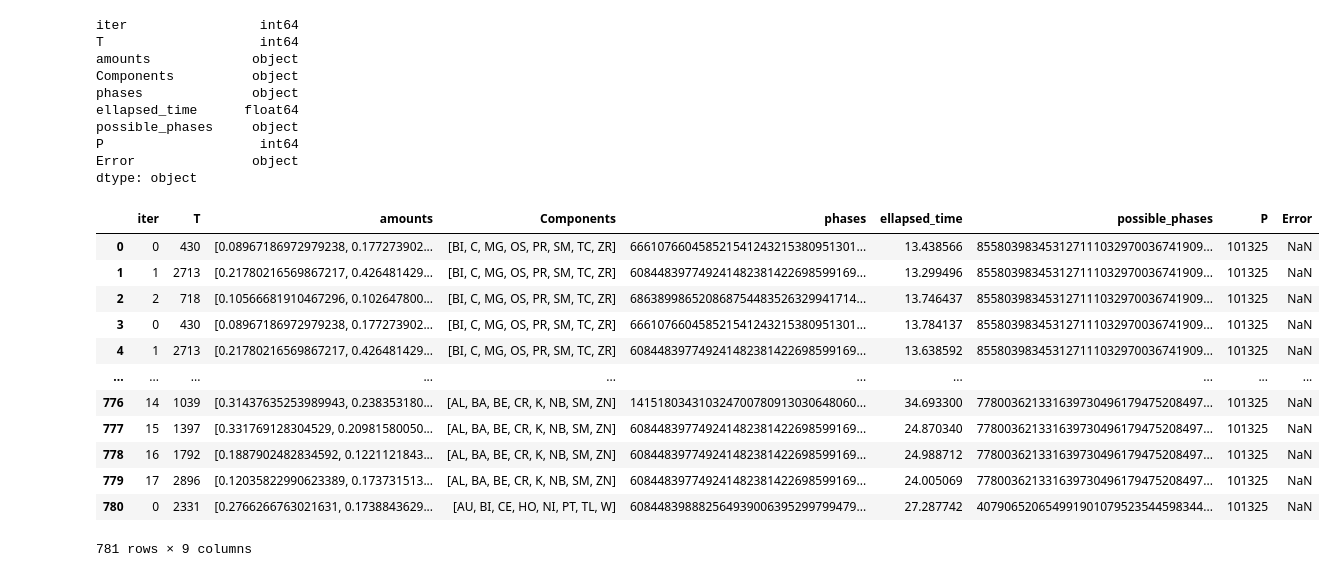
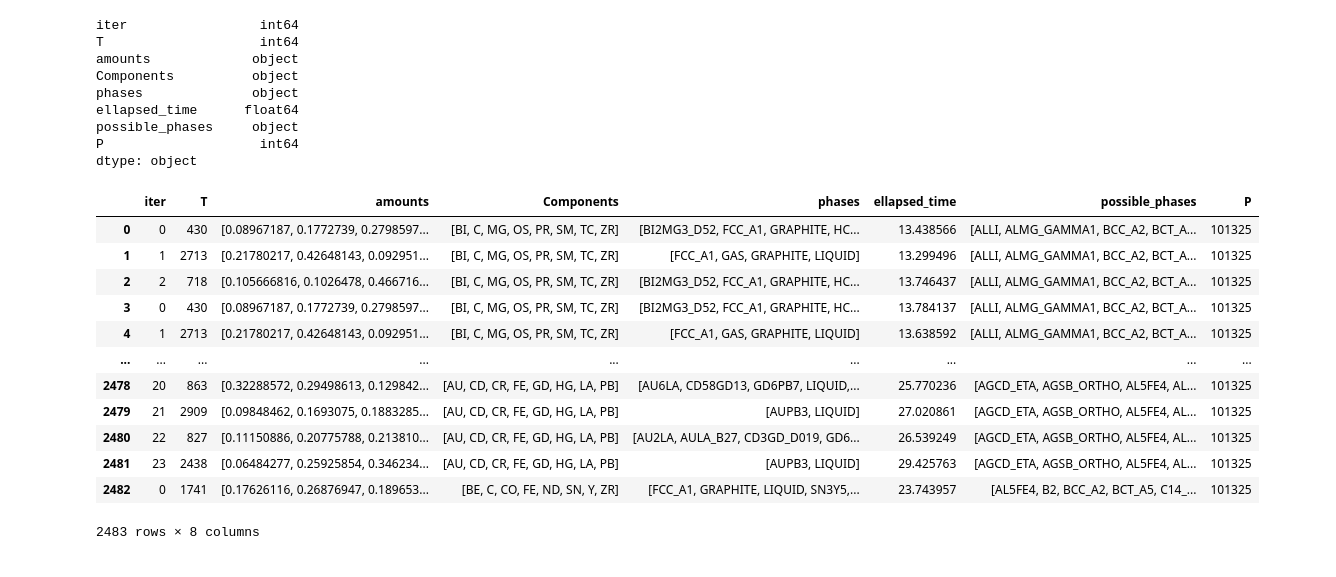
Before and after one commit to 1dimadim1/PhaseCompositionPrediction, a Jupyter notebook: reader.ipynb, the cells around one changed output. Saved outputs shown, nothing was run; the diff lists cells and outputs as text; code cells hidden in the pictures.

Commit message:
refactor: add function parser in reader

```diff
--- a/reader.ipynb
+++ b/reader.ipynb
@@ -27,7 +27,7 @@ all_phases.sort()
 all_components.sort()
 # %%
 def getPhases(int_mask, all_phases=all_phases):
-    return [all_phases[i] for i in range(len(all_phases)) if (int_mask & (1 << i)) > 0]
+    return [all_phases[i] for i in range(len(all_phases)) if (int(int_mask) & (1 << i)) > 0]
 
 def phasesToMask(phases, all_phases=all_phases):
     phases.sort()
@@ -46,38 +46,42 @@ def compToMask(components, all_components=all_components):
 
 def getComponents(int_mask, all_components=all_components):
     return [all_components[i] for i in range(len(all_components)) if (int_mask & (1 << i)) > 0]
+
+def parseArray(amounts_str):
+    amounts = amounts_str.replace('[', '').replace(']', '')
+    return np.array(amounts.split(','), dtype=np.float32)
 # %%
 import pandas as pd
 
-df = pd.read_csv('DataSets\equilibrium_result.csv',delimiter = ';')
-# TODO: Parse phases
-# TODO: Parse amounts
-# TODO: get list of functions for phases
+df = pd.read_csv('DataSets/equilibrium_result.csv',delimiter = ';')
+df = df[df['Error'].isna()].reset_index(drop=True)
+df = df.drop(['Error'], axis =1)
 df['Components'] = df['Components'].apply(getComponents)
-# df['phases'] = df['phases'].astype('long')
+df['phases'] = df['phases'].apply(getPhases)
+df['possible_phases'] = df['possible_phases'].apply(getPhases)
+df['amounts'] = df['amounts'].apply(parseArray)
 print(df.dtypes)
 df
 # %% [output]
 iter                 int64
 T                    int64
 amounts             object
 Components          object
 phases              object
 ellapsed_time      float64
 possible_phases     object
 P                    int64
-Error               object
 dtype: object
-|  | iter | T | amounts | Components | phases | ellapsed_time | possible_phases | P | Error |
-| 0 | 0 | 430 | [0.08967186972979238, 0.177273902... | [BI, C, MG, OS, PR, SM, TC, ZR] | 666107660458521541243215380951301... | 13.438566 | 855803983453127111032970036741909... | 101325 | NaN |
-| 1 | 1 | 2713 | [0.21780216569867217, 0.426481429... | [BI, C, MG, OS, PR, SM, TC, ZR] | 608448397749241482381422698599169... | 13.299496 | 855803983453127111032970036741909... | 101325 | NaN |
-| 2 | 2 | 718 | [0.10566681910467296, 0.102647800... | [BI, C, MG, OS, PR, SM, TC, ZR] | 686389986520868754483526329941714... | 13.746437 | 855803983453127111032970036741909... | 101325 | NaN |
-| 3 | 0 | 430 | [0.08967186972979238, 0.177273902... | [BI, C, MG, OS, PR, SM, TC, ZR] | 666107660458521541243215380951301... | 13.784137 | 855803983453127111032970036741909... | 101325 | NaN |
-| 4 | 1 | 2713 | [0.21780216569867217, 0.426481429... | [BI, C, MG, OS, PR, SM, TC, ZR] | 608448397749241482381422698599169... | 13.638592 | 855803983453127111032970036741909... | 101325 | NaN |
-| ... | ... | ... | ... | ... | ... | ... | ... | ... | ... |
-| 776 | 14 | 1039 | [0.31437635253989943, 0.238353180... | [AL, BA, BE, CR, K, NB, SM, ZN] | 141518034310324700780913030648060... | 34.693300 | 778003621331639730496179475208497... | 101325 | NaN |
-| 777 | 15 | 1397 | [0.331769128304529, 0.20981580050... | [AL, BA, BE, CR, K, NB, SM, ZN] | 608448397749241482381422698599169... | 24.870340 | 778003621331639730496179475208497... | 101325 | NaN |
-| 778 | 16 | 1792 | [0.1887902482834592, 0.1221121843... | [AL, BA, BE, CR, K, NB, SM, ZN] | 608448397749241482381422698599169... | 24.988712 | 778003621331639730496179475208497... | 101325 | NaN |
-| 779 | 17 | 2896 | [0.12035822990623389, 0.173731513... | [AL, BA, BE, CR, K, NB, SM, ZN] | 608448397749241482381422698599169... | 24.005069 | 778003621331639730496179475208497... | 101325 | NaN |
-| 780 | 0 | 2331 | [0.2766266763021631, 0.1738843629... | [AU, BI, CE, HO, NI, PT, TL, W] | 608448398882564939006395299799479... | 27.287742 | 407906520654991901079523544598344... | 101325 | NaN |
+|  | iter | T | amounts | Components | phases | ellapsed_time | possible_phases | P |
+| 0 | 0 | 430 | [0.08967187, 0.1772739, 0.2798597... | [BI, C, MG, OS, PR, SM, TC, ZR] | [BI2MG3_D52, FCC_A1, GRAPHITE, HC... | 13.438566 | [ALLI, ALMG_GAMMA1, BCC_A2, BCT_A... | 101325 |
+| 1 | 1 | 2713 | [0.21780217, 0.42648143, 0.092951... | [BI, C, MG, OS, PR, SM, TC, ZR] | [FCC_A1, GAS, GRAPHITE, LIQUID] | 13.299496 | [ALLI, ALMG_GAMMA1, BCC_A2, BCT_A... | 101325 |
+| 2 | 2 | 718 | [0.105666816, 0.1026478, 0.466716... | [BI, C, MG, OS, PR, SM, TC, ZR] | [BI2MG3_D52, FCC_A1, GRAPHITE, HC... | 13.746437 | [ALLI, ALMG_GAMMA1, BCC_A2, BCT_A... | 101325 |
+| 3 | 0 | 430 | [0.08967187, 0.1772739, 0.2798597... | [BI, C, MG, OS, PR, SM, TC, ZR] | [BI2MG3_D52, FCC_A1, GRAPHITE, HC... | 13.784137 | [ALLI, ALMG_GAMMA1, BCC_A2, BCT_A... | 101325 |
+| 4 | 1 | 2713 | [0.21780217, 0.42648143, 0.092951... | [BI, C, MG, OS, PR, SM, TC, ZR] | [FCC_A1, GAS, GRAPHITE, LIQUID] | 13.638592 | [ALLI, ALMG_GAMMA1, BCC_A2, BCT_A... | 101325 |
+| ... | ... | ... | ... | ... | ... | ... | ... | ... |
+| 2478 | 20 | 863 | [0.32288572, 0.29498613, 0.129842... | [AU, CD, CR, FE, GD, HG, LA, PB] | [AU6LA, CD58GD13, GD6PB7, LIQUID,... | 25.770236 | [AGCD_ETA, AGSB_ORTHO, AL5FE4, AL... | 101325 |
+| 2479 | 21 | 2909 | [0.09848462, 0.1693075, 0.1883285... | [AU, CD, CR, FE, GD, HG, LA, PB] | [AUPB3, LIQUID] | 27.020861 | [AGCD_ETA, AGSB_ORTHO, AL5FE4, AL... | 101325 |
+| 2480 | 22 | 827 | [0.11150886, 0.20775788, 0.213810... | [AU, CD, CR, FE, GD, HG, LA, PB] | [AU2LA, AULA_B27, CD3GD_D019, GD6... | 26.539249 | [AGCD_ETA, AGSB_ORTHO, AL5FE4, AL... | 101325 |
+| 2481 | 23 | 2438 | [0.06484277, 0.25925854, 0.346234... | [AU, CD, CR, FE, GD, HG, LA, PB] | [AUPB3, LIQUID] | 29.425763 | [AGCD_ETA, AGSB_ORTHO, AL5FE4, AL... | 101325 |
+| 2482 | 0 | 1741 | [0.17626116, 0.26876947, 0.189653... | [BE, C, CO, FE, ND, SN, Y, ZR] | [FCC_A1, GRAPHITE, LIQUID, SN3Y5,... | 23.743957 | [AL5FE4, B2, BCC_A2, BCT_A5, C14_... | 101325 |
-781 rows × 9 columns
+2483 rows × 8 columns
```
Also changed, not shown: parts of 6 cells of this notebook, 1 other file.
